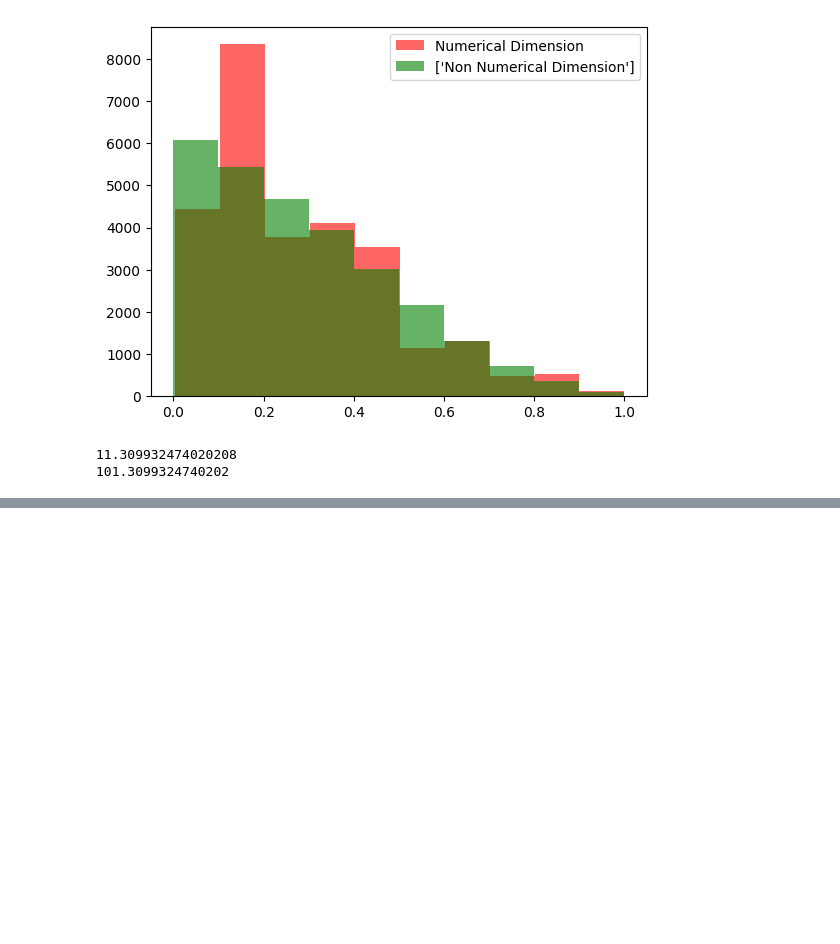
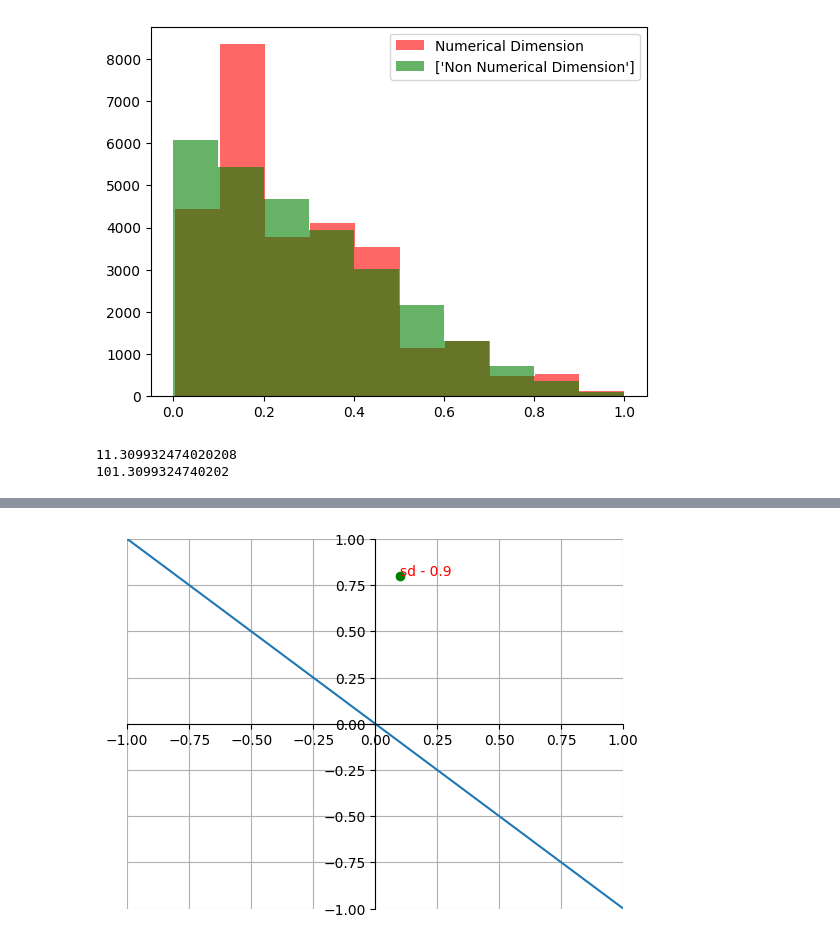
Before and after one commit to defeolab/Dyscalculia, a Jupyter notebook: python-server/server-master/Python/dataset/table_create.ipynb, the cells around one changed output, grey strips where cells are left out. Cells and saved outputs as stored; diff of their text form; code cells hidden in the pictures; blank space fills up the shorter version.

```diff
--- a/python-server/server-master/Python/dataset/table_create.ipynb
+++ b/python-server/server-master/Python/dataset/table_create.ipynb
@@ -214,0 +342,7 @@ print(diff_coeff(1, -0.3, 0.2))
+# %%
+trials = [to_mock_trial(0.1, 0.8)]
+corrects = [True]
+anns = ["sd - 0.9"]
+plot_trials(np.array([-1, 1]), trials, corrects, anns, ann_str=True)
+# %% [output]
+[figure, added]
```
Also changed, not shown: parts of 9 cells of this notebook, 4 other files.
